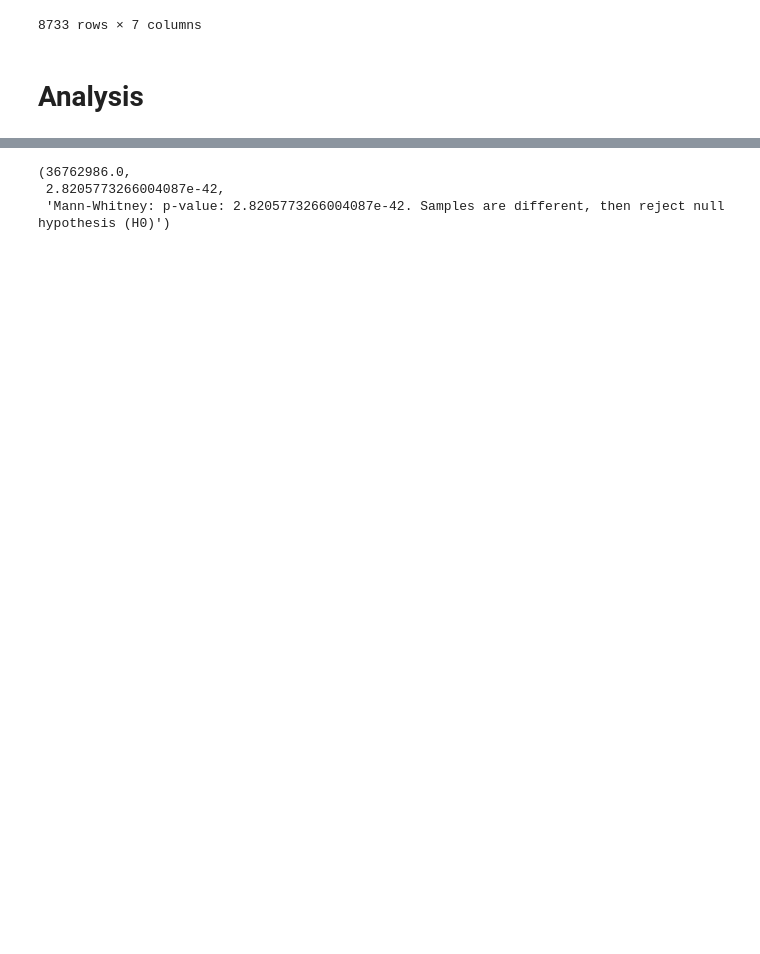
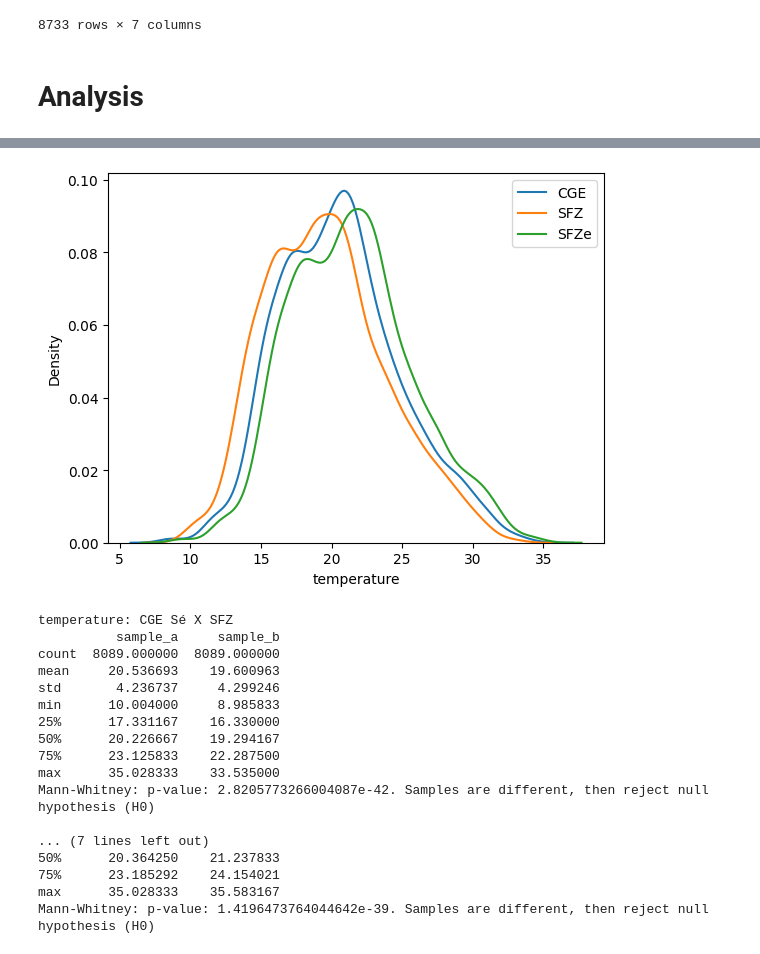
Before and after one commit to plbalmeida/ml-uhi, a Jupyter notebook: notebooks/5.0-iag-data-analysis.ipynb, the cells around one changed output, grey strips where cells are left out. Saved outputs shown, nothing was run; the diff lists cells and outputs as text; code cells hidden in the pictures; blank space fills up the shorter version.

Commit message:
sinitital tatistical tests ddone

```diff
--- a/notebooks/5.0-iag-data-analysis.ipynb
+++ b/notebooks/5.0-iag-data-analysis.ipynb
@@ -421,10 +334,0 @@ def statistical_test(sample_a, sample_b):
-# %%
-sample_A = cge_se[["timestamp", "temperature"]].rename(columns={"temperature": "sample_a"})
-sample_A["timestamp"] = sample_A["timestamp"].astype(str)
-
-sample_B = SFZ_2017[["temperature"]].rename(columns={"temperature": "sample_b"})
-sample_B = sample_B.reset_index()
-sample_B["timestamp"] = sample_B["timestamp"].astype(str)
-
-df = sample_A.merge(sample_B, on="timestamp").dropna()
-df
@@ -445,6 +335,58 @@ df
-# %%
-statistical_test(sample_a=df.sample_a, sample_b=df.sample_b)
-# %% [output]
-(36762986.0,
- 2.8205773266004087e-42,
- 'Mann-Whitney: p-value: 2.8205773266004087e-42. Samples are different, then reject null hypothesis (H0)')
+# %%
+import seaborn as sns
+import matplotlib.pyplot as plt
+
+for i in ["temperature", "relative_humidity", "wind_velocity_x", "wind_velocity_y"]:
+    try:
+        sns.kdeplot(cge_se[i], label="CGE")
+        sns.kdeplot(SFZ_2017[i], label="SFZ")
+        sns.kdeplot(SFZe_2017[i], label="SFZe")
+        plt.legend()
+        plt.show()
+
+        sample_A = cge_se[["timestamp", i]].rename(columns={i: "sample_a"})
+        sample_A["timestamp"] = sample_A["timestamp"].astype(str)
+
+        sample_B = SFZ_2017[[i]].rename(columns={i: "sample_b"})
+        sample_B = sample_B.reset_index()
+        sample_B["timestamp"] = sample_B["timestamp"].astype(str)
+
+        df = sample_A.merge(sample_B, on="timestamp").dropna()
+
+        print(f"{i}: CGE Sé X SFZ")
+        print(df.drop("timestamp", axis=1).describe())
+        print(statistical_test(sample_a=df.sample_a, sample_b=df.sample_b)[2])
+
+        sample_B = SFZe_2017[[i]].rename(columns={i: "sample_b"})
+        sample_B = sample_B.reset_index()
+        sample_B["timestamp"] = sample_B["timestamp"].astype(str)
+
+        print(" ")
+
+        print(f"{i}: CGE Sé X SFZe")
+        df = sample_A.merge(sample_B, on="timestamp").dropna()
+        print(df.drop("timestamp", axis=1).describe())
+        print(statistical_test(sample_a=df.sample_a, sample_b=df.sample_b)[2])
+
+        print(" ")
+    except:
+        pass
+# %% [output]
+[figure, added]
+temperature: CGE Sé X SFZ
+          sample_a     sample_b
+count  8089.000000  8089.000000
+mean     20.536693    19.600963
+std       4.236737     4.299246
+min      10.004000     8.985833
+25%      17.331167    16.330000
+50%      20.226667    19.294167
+75%      23.125833    22.287500
+max      35.028333    33.535000
+Mann-Whitney: p-value: 2.8205773266004087e-42. Samples are different, then reject null hypothesis (H0)
+
+... (7 lines left out)
+50%      20.364250    21.237833
+75%      23.185292    24.154021
+max      35.028333    35.583167
+Mann-Whitney: p-value: 1.4196473764044642e-39. Samples are different, then reject null hypothesis (H0)
```
Also changed, not shown: parts of 5 cells of this notebook.
